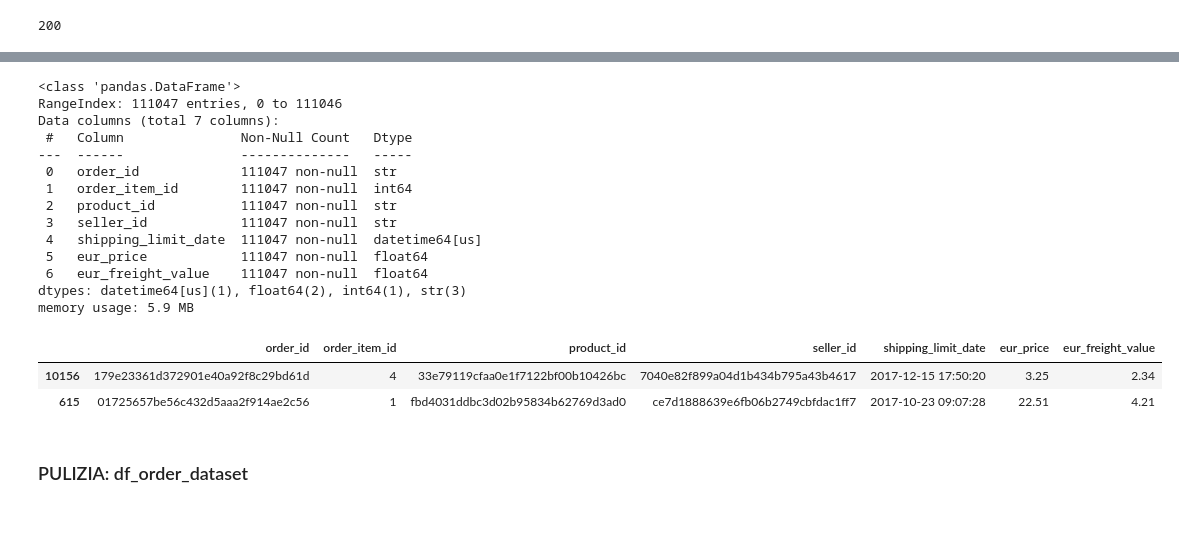
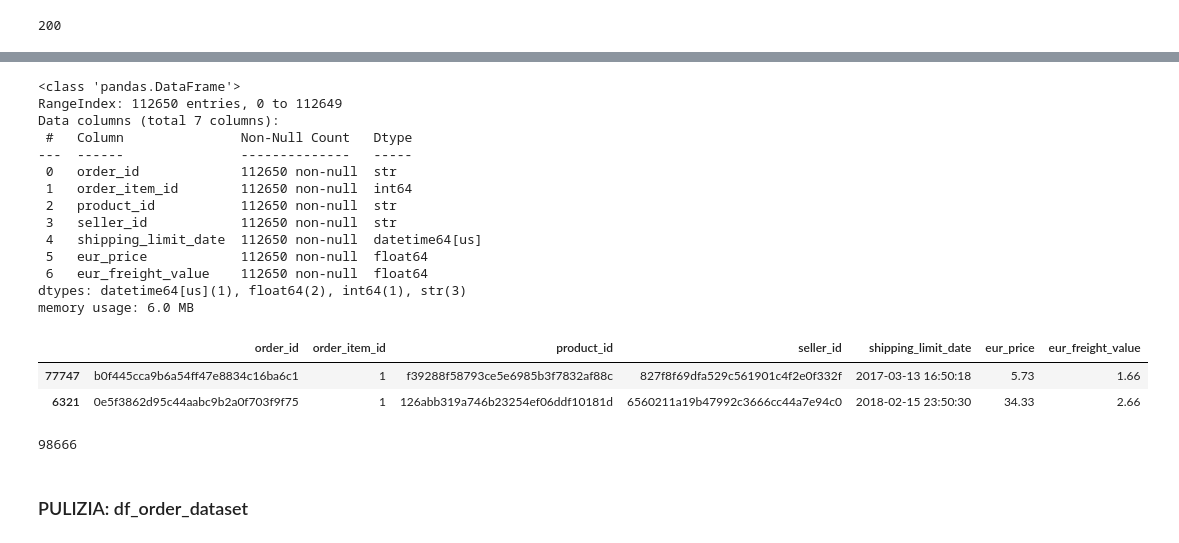
Before and after one commit to marcozanb/final_project, a Jupyter notebook: analisi_creazione_df.ipynb, the cells around one changed output, grey strips where cells are left out. Cells and saved outputs as stored; diff of their text form; code cells hidden in the pictures.

```diff
--- a/analisi_creazione_df.ipynb
+++ b/analisi_creazione_df.ipynb
@@ -213,46 +213,44 @@ EUR_BRL#tasso conversione
 # %%
 # 1) Escludiamo gli items con product_id in product_id_to_delete
 # 2) Convertiamo shipping_limit_date in datetime
 
+
 # 1
-df_orders_items = (
-    df_orders_items[~df_orders_items['product_id'].isin(product_id_to_delete)]
-    .copy()
-    .reset_index(drop=True)
-)
-
-# 2
 df_orders_items['shipping_limit_date'] = pd.to_datetime(
     df_orders_items['shipping_limit_date']
 )
 
 #conversione in euro di price e freight_value
 df_orders_items['eur_price']=round(df_orders_items['price']/EUR_BRL,2)
 df_orders_items['eur_freight_value']=round(df_orders_items['freight_value']/EUR_BRL,2)
 #rimozione colonne in real breasiliano
 df_orders_items=df_orders_items.drop(['price','freight_value'],axis=1)
 
 
 df_orders_items.info()
 df_orders_items.sample(2)
 # %% [output]
 <class 'pandas.DataFrame'>
-RangeIndex: 111047 entries, 0 to 111046
+RangeIndex: 112650 entries, 0 to 112649
 Data columns (total 7 columns):
  #   Column               Non-Null Count   Dtype
 ---  ------               --------------   -----
- 0   order_id             111047 non-null  str
- 1   order_item_id        111047 non-null  int64
- 2   product_id           111047 non-null  str
- 3   seller_id            111047 non-null  str
- 4   shipping_limit_date  111047 non-null  datetime64[us]
- 5   eur_price            111047 non-null  float64
- 6   eur_freight_value    111047 non-null  float64
+ 0   order_id             112650 non-null  str
+ 1   order_item_id        112650 non-null  int64
+ 2   product_id           112650 non-null  str
+ 3   seller_id            112650 non-null  str
+ 4   shipping_limit_date  112650 non-null  datetime64[us]
+ 5   eur_price            112650 non-null  float64
+ 6   eur_freight_value    112650 non-null  float64
 dtypes: datetime64[us](1), float64(2), int64(1), str(3)
-memory usage: 5.9 MB
+memory usage: 6.0 MB
 |  | order_id | order_item_id | product_id | seller_id | shipping_limit_date | eur_price | eur_freight_value |
-| 10156 | 179e23361d372901e40a92f8c29bd61d | 4 | 33e79119cfaa0e1f7122bf00b10426bc | 7040e82f899a04d1b434b795a43b4617 | 2017-12-15 17:50:20 | 3.25 | 2.34 |
-| 615 | 01725657be56c432d5aaa2f914ae2c56 | 1 | fbd4031ddbc3d02b95834b62769d3ad0 | ce7d1888639e6fb06b2749cbfdac1ff7 | 2017-10-23 09:07:28 | 22.51 | 4.21 |
+| 77747 | b0f445cca9b6a54ff47e8834c16ba6c1 | 1 | f39288f58793ce5e6985b3f7832af88c | 827f8f69dfa529c561901c4f2e0f332f | 2017-03-13 16:50:18 | 5.73 | 1.66 |
+| 6321 | 0e5f3862d95c44aabc9b2a0f703f9f75 | 1 | 126abb319a746b23254ef06ddf10181d | 6560211a19b47992c3666cc44a7e94c0 | 2018-02-15 23:50:30 | 34.33 | 2.66 |
+# %%
+df_orders_items['order_id'].nunique()
+# %% [output]
+98666
 # %% [markdown]
 ### PULIZIA: df_order_dataset
 # %%
```
Also changed, not shown: parts of 14 cells of this notebook, 8 other files.
